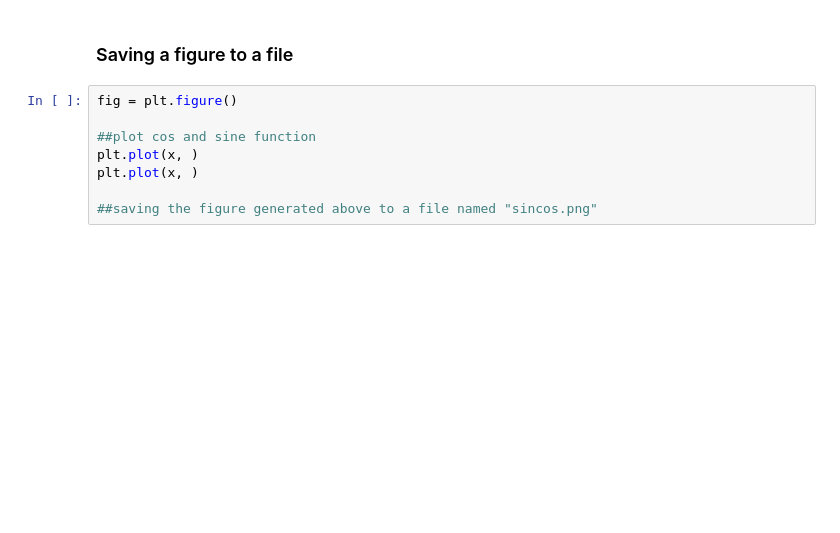
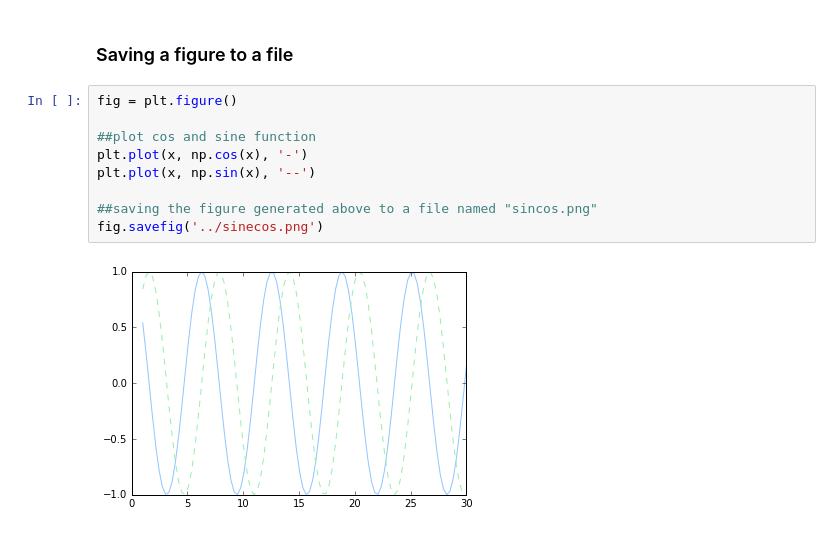
Before and after one commit to Anshul-GH/machine-learning, a Jupyter notebook: python_tips_tricks_linkedin/chapter_3/03_01_begin.ipynb, the cells around one changed output. Cells and saved outputs as stored; diff of their text form; blank space fills up the shorter version.

```diff
--- a/python_tips_tricks_linkedin/chapter_3/03_01_begin.ipynb
+++ b/python_tips_tricks_linkedin/chapter_3/03_01_begin.ipynb
@@ -47,8 +98,11 @@ plt.plot(x,np.sin(x))
 # %%
 fig = plt.figure()
 
 ##plot cos and sine function
-plt.plot(x, )
-plt.plot(x, )
+plt.plot(x, np.cos(x), '-')
+plt.plot(x, np.sin(x), '--')
 
 ##saving the figure generated above to a file named "sincos.png"
+fig.savefig('../sinecos.png')
+# %% [output]
+[figure, added]
```
Also changed, not shown: parts of 6 cells of this notebook, 3 other files.
